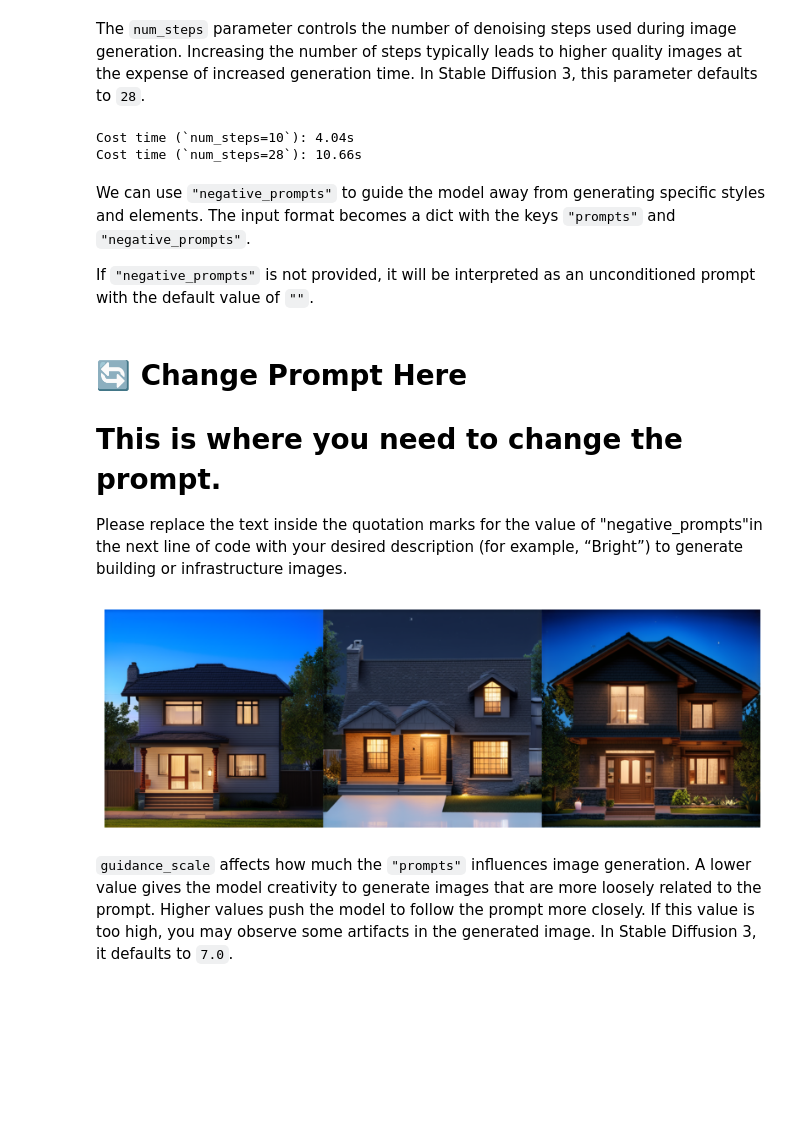
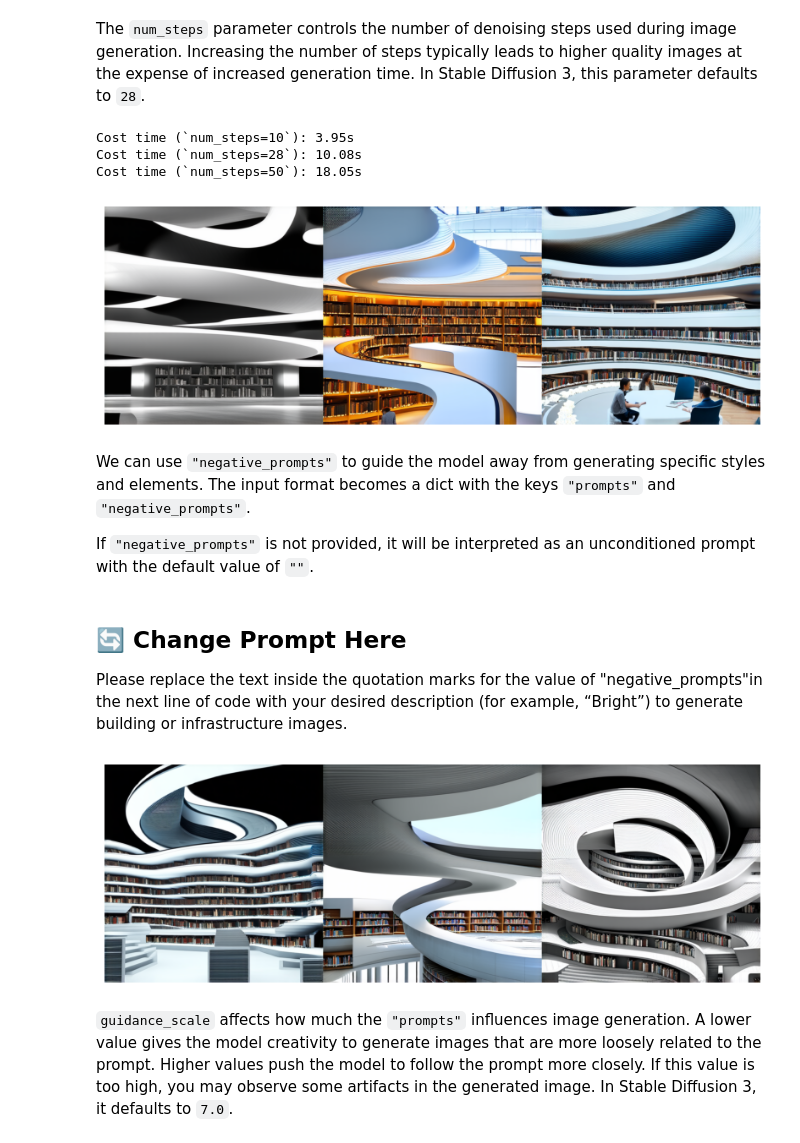
Before and after one commit to ruoxinx/CMGT-40095-50095, a Jupyter notebook: lectures/L20_gen_AI_design/Stable_diffusion.ipynb, the cells around one changed output. Drawn from its saved outputs; the diff is of its cells as text; code cells hidden in the pictures; blank space fills up the shorter version.

```diff
--- a/lectures/L20_gen_AI_design/Stable_diffusion.ipynb
+++ b/lectures/L20_gen_AI_design/Stable_diffusion.ipynb
@@ -130,3 +108,5 @@ prompt = "A real house in night time, detailed, 8k"
+# %%
+prompt = "A sustainable village made from bamboo"
 # %%
 # When using JAX or TensorFlow backends, you might experience a significant
 # compilation time during the first `generate()` call. The subsequent
@@ -224,8 +181,10 @@ for n in num_steps:
 
 display_generated_images(generated_images)
 # %% [output]
-Cost time (`num_steps=10`): 4.04s
-Cost time (`num_steps=28`): 10.66s
+Cost time (`num_steps=10`): 3.95s
+Cost time (`num_steps=28`): 10.08s
+Cost time (`num_steps=50`): 18.05s
+[figure, added]
 # %% [markdown]
 We can use `"negative_prompts"` to guide the model away from generating specific
 styles and elements. The input format becomes a dict with the keys `"prompts"`
@@ -234,17 +193,15 @@ and `"negative_prompts"`.
 If `"negative_prompts"` is not provided, it will be interpreted as an
 unconditioned prompt with the default value of `""`.
 # %% [markdown]
-# 🔄 Change Prompt Here
-# This is where you need to change the prompt.
+## 🔄 Change Prompt Here
 Please replace the text inside the quotation marks for the value of "negative_prompts"in the next line of code with your desired description (for example, “Bright”) to generate building or infrastructure images.
 # %%
 generated_images = text_to_image.generate({
         "prompts": [prompt] * 3,
-        "negative_prompts": ["Bright"] * 3,
-    })
+        "negative_prompts": ["Bright"] * 3,})
 display_generated_images(generated_images)
 # %% [output]
-[figure, old version]
+[figure, new version]
 # %% [markdown]
 `guidance_scale` affects how much the `"prompts"` influences image generation.
 A lower value gives the model creativity to generate images that are more
```
Also changed, not shown: parts of 12 cells of this notebook.
